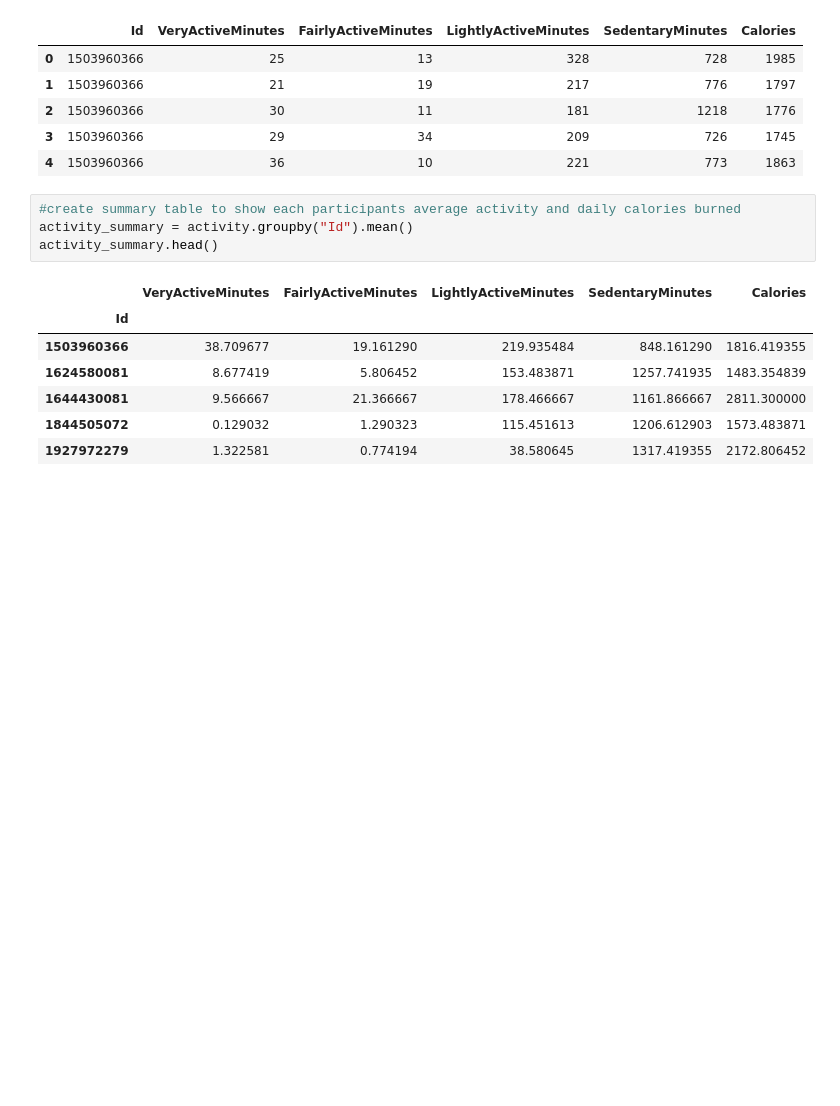
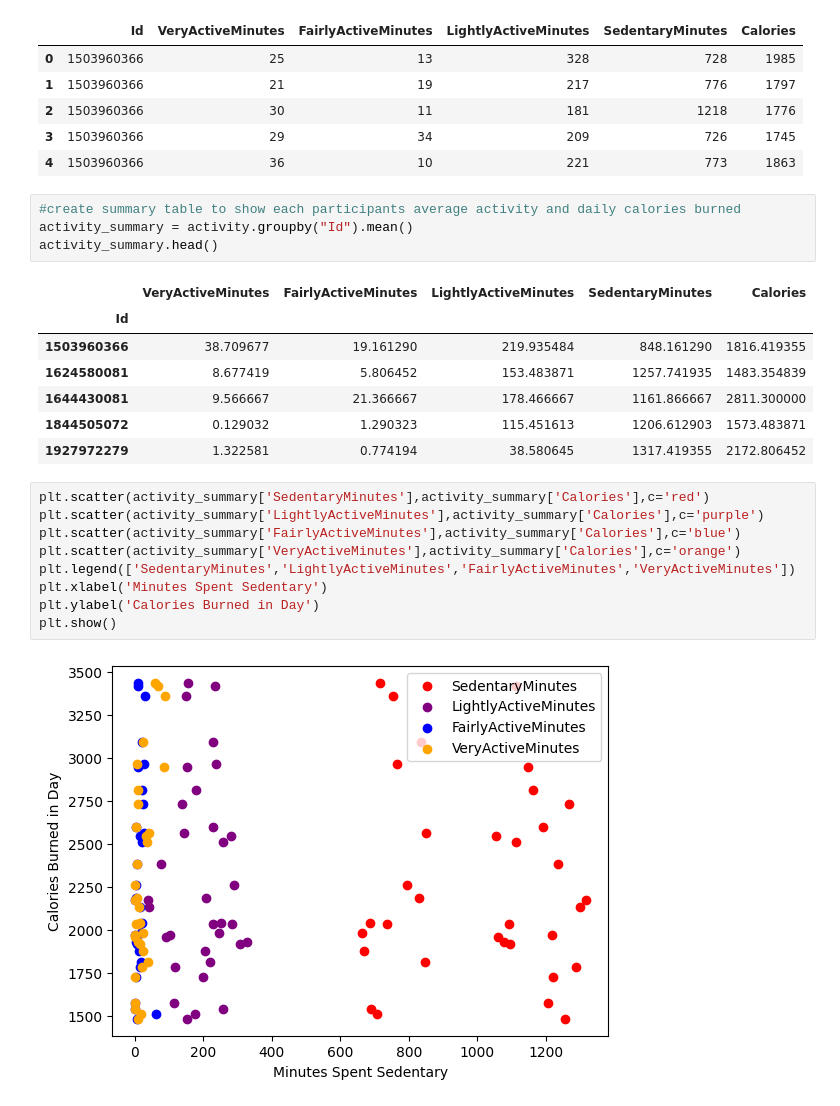
Before and after one commit to caitepley/Group1-Project1, a Jupyter notebook: main.ipynb, the cells around one changed output. Cells and saved outputs as stored; diff of their text form; blank space fills up the shorter version.

```diff
--- a/main.ipynb
+++ b/main.ipynb
@@ -198,3 +215,14 @@ activity_summary.head()
 | 1644430081 | 9.566667 | 21.366667 | 178.466667 | 1161.866667 | 2811.300000 |
 | 1844505072 | 0.129032 | 1.290323 | 115.451613 | 1206.612903 | 1573.483871 |
 | 1927972279 | 1.322581 | 0.774194 | 38.580645 | 1317.419355 | 2172.806452 |
+# %%
+plt.scatter(activity_summary['SedentaryMinutes'],activity_summary['Calories'],c='red')
+plt.scatter(activity_summary['LightlyActiveMinutes'],activity_summary['Calories'],c='purple')
+plt.scatter(activity_summary['FairlyActiveMinutes'],activity_summary['Calories'],c='blue')
+plt.scatter(activity_summary['VeryActiveMinutes'],activity_summary['Calories'],c='orange')
+plt.legend(['SedentaryMinutes','LightlyActiveMinutes','FairlyActiveMinutes','VeryActiveMinutes'])
+plt.xlabel('Minutes Spent Sedentary')
+plt.ylabel('Calories Burned in Day')
+plt.show()
+# %% [output]
+[figure, added]
```
Also changed, not shown: parts of 7 cells of this notebook, 1 other file.
